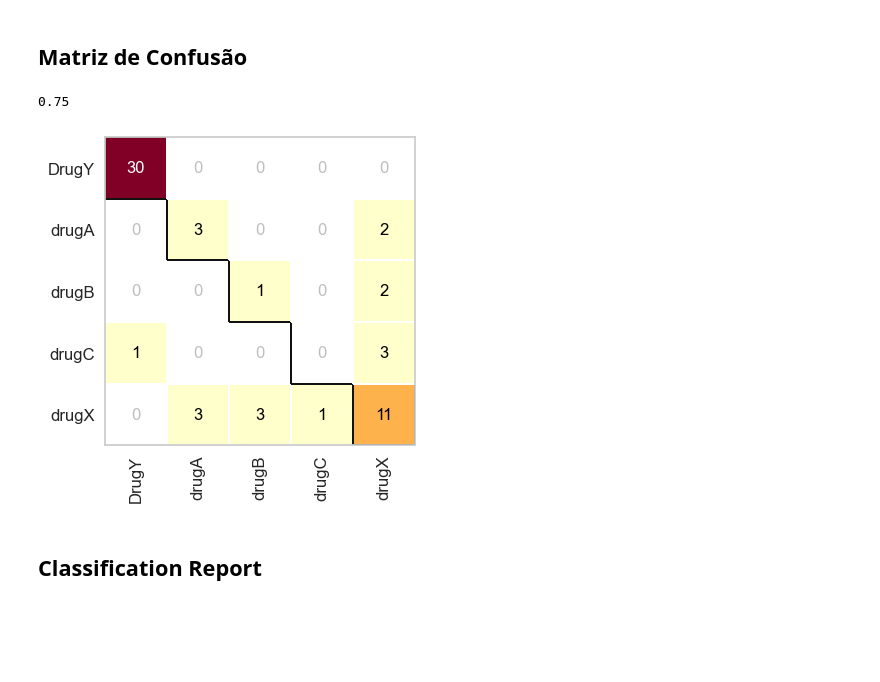
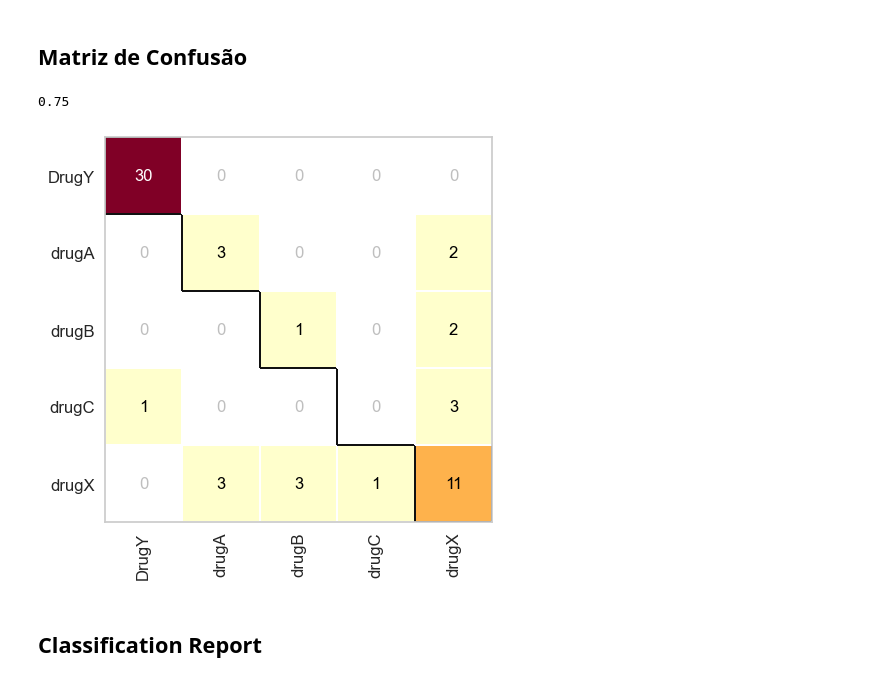
Before and after one commit to jheni1e/IA-Machine-Learning, a Jupyter notebook: 08. Drugs Classification.ipynb, the cells around one changed output. Cells and saved outputs as stored; diff of their text form; code cells hidden in the pictures; blank space fills up the shorter version.

```diff
--- a/08. Drugs Classification.ipynb
+++ b/08. Drugs Classification.ipynb
@@ -419,15 +419,15 @@ accuracy
 ## Matriz de Confusão
 # %%
 from yellowbrick.classifier import ConfusionMatrix
-plt.figure(figsize=(4,4))
+plt.figure(figsize=(5,5))
 
 pred = model.predict(x_drugs_test)
 cm = ConfusionMatrix(model)
 cm.fit(x_drugs_train, y_drugs_train)
 cm.score(x_drugs_test, y_drugs_test)
 # %% [output]
 0.75
-[figure, old version]
+[figure, new version]
 # %% [markdown]
 ## Classification Report
 # %%
```
Also changed, not shown: parts of 3 cells of this notebook.
